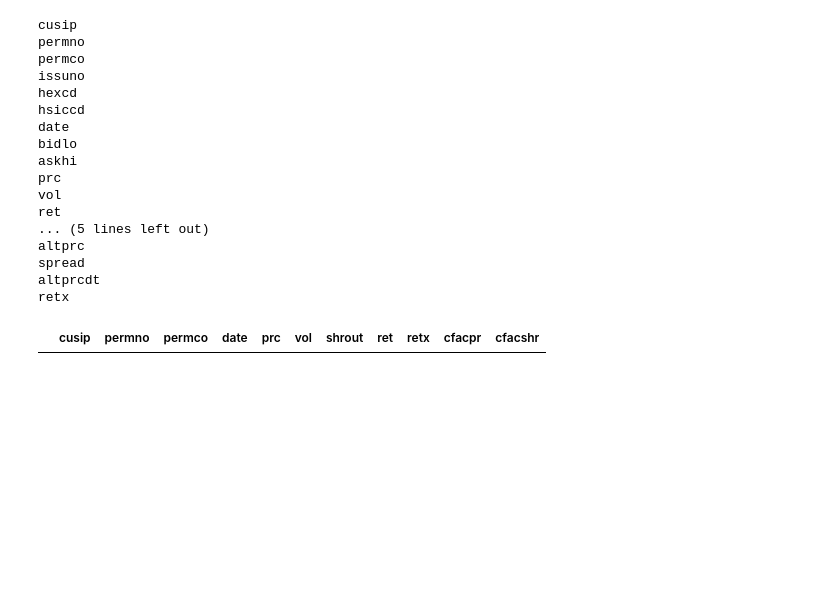
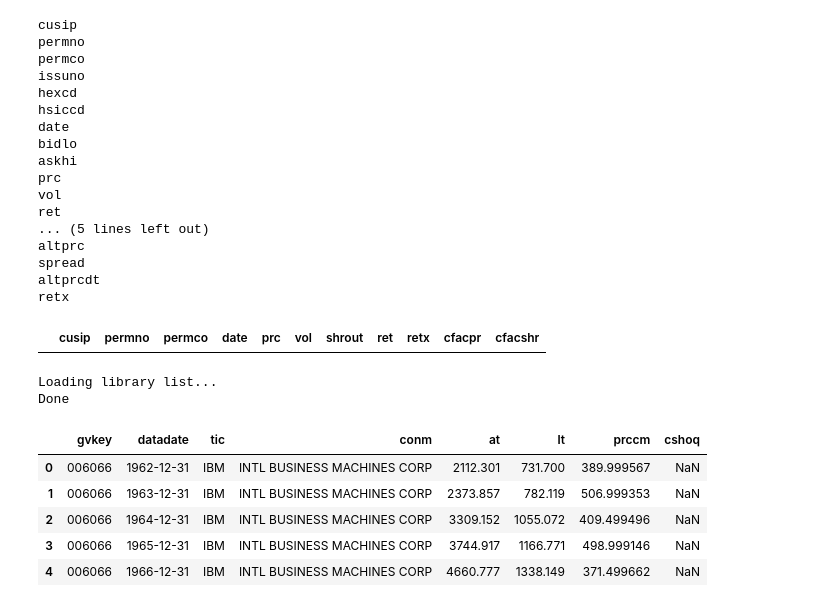
Before and after one commit to dxcv/strategy_research, a Jupyter notebook: wrds/using sql.ipynb, the cells around one changed output. Cells and saved outputs as stored; diff of their text form; code cells hidden in the pictures; blank space fills up the shorter version.

```diff
--- a/wrds/using sql.ipynb
+++ b/wrds/using sql.ipynb
@@ -121,0 +120,10 @@ test.head()
+# %%
+db = wrds.Connection(wrds_username='kpu2019')
+data = db.raw_sql("""
+select a.gvkey, a.datadate, a.tic, a.conm, a.at, a.lt, b.prccm, b.cshoq
+from comp.funda a join comp.secm b on a.gvkey = b.gvkey and a.datadate = b.datadate
+where a.tic = 'IBM' and a.datafmt = 'STD' and a.consol = 'C' and a.indfmt = 'INDL'
+""")
+# %% [output]
+Loading library list...
+Done
@@ -121,0 +132,9 @@ test.head()
+# %%
+data.head()
+# %% [output]
+|  | gvkey | datadate | tic | conm | at | lt | prccm | cshoq |
+| 0 | 006066 | 1962-12-31 | IBM | INTL BUSINESS MACHINES CORP | 2112.301 | 731.700 | 389.999567 | NaN |
+| 1 | 006066 | 1963-12-31 | IBM | INTL BUSINESS MACHINES CORP | 2373.857 | 782.119 | 506.999353 | NaN |
+| 2 | 006066 | 1964-12-31 | IBM | INTL BUSINESS MACHINES CORP | 3309.152 | 1055.072 | 409.499496 | NaN |
+| 3 | 006066 | 1965-12-31 | IBM | INTL BUSINESS MACHINES CORP | 3744.917 | 1166.771 | 498.999146 | NaN |
+| 4 | 006066 | 1966-12-31 | IBM | INTL BUSINESS MACHINES CORP | 4660.777 | 1338.149 | 371.499662 | NaN |
```
Also changed, not shown: parts of 8 cells of this notebook, 2 other files.
